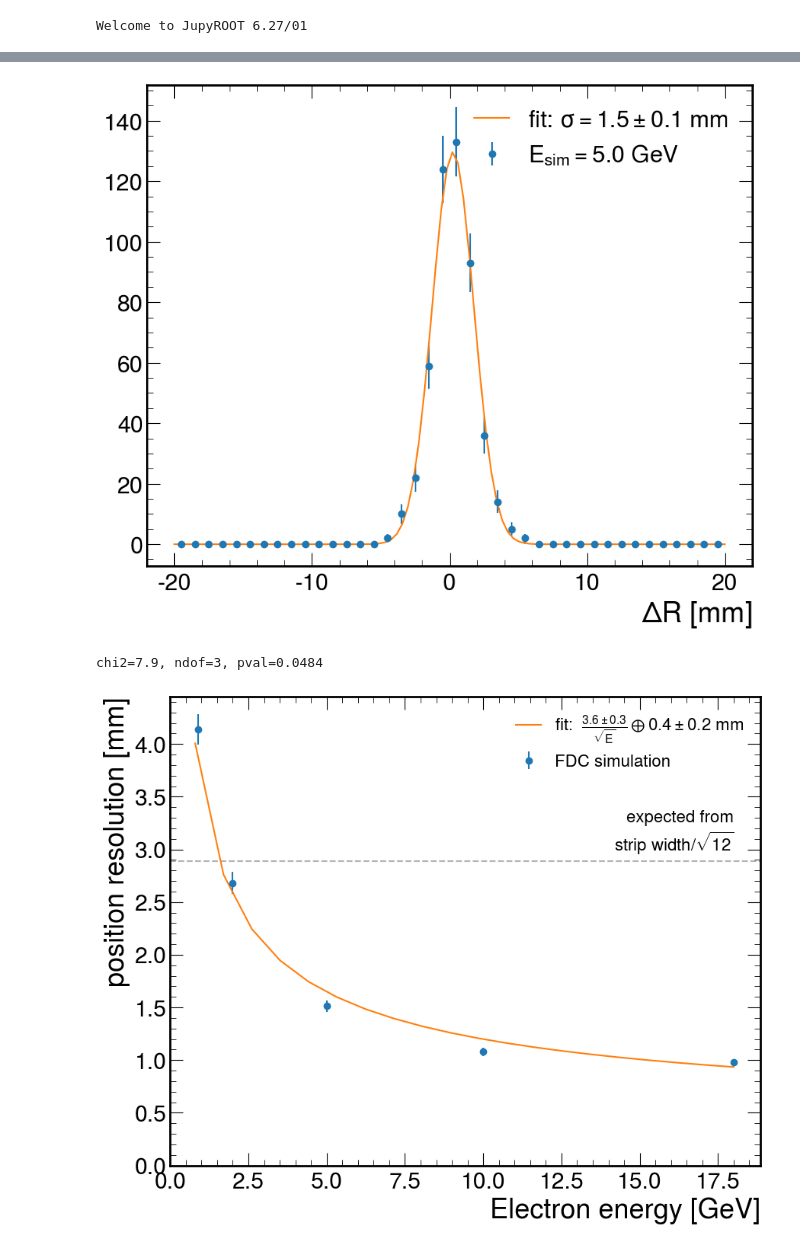
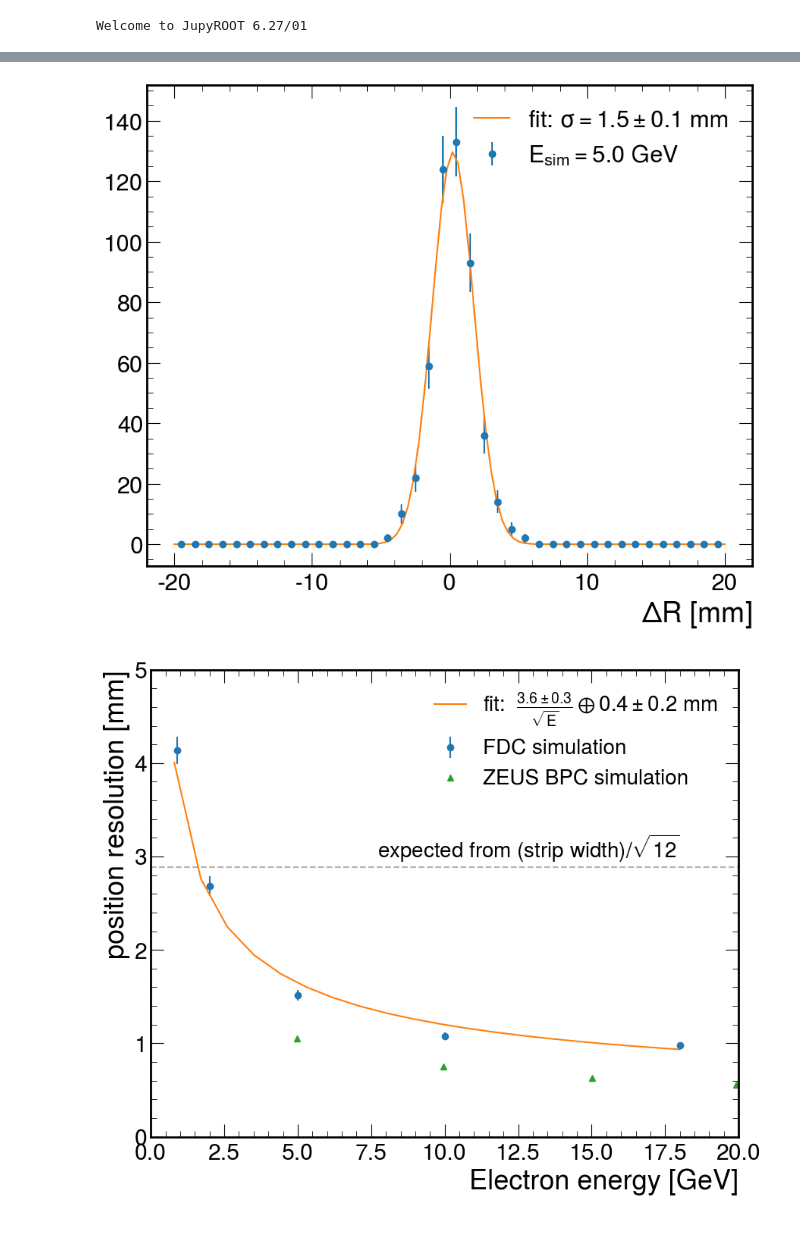
Before and after one commit to sebouh137/backwards_insert, a Jupyter notebook: PositionResolution.ipynb, the cells around one changed output, grey strips where cells are left out. Cells and saved outputs as stored; diff of their text form; code cells hidden in the pictures.

```diff
--- a/PositionResolution.ipynb
+++ b/PositionResolution.ipynb
@@ -133,42 +140,46 @@ for w0 in 4,:
     dresolutions = {k:np.array(dresolutions[k]) for k in dresolutions}
     plt.errorbar(energies, resolutions['r'], dresolutions['r'], ls='', marker='o', label='FDC simulation')
     #plt.errorbar(energies+.1, yres, dyres, ls='', marker='s', label='y')
     plt.axhline(10/np.sqrt(12), ls='--', color='0.7')
-    plt.text(18,10/np.sqrt(12)+.1, "expected from\nstrip width/$\\sqrt{12}$", ha='right', fontsize=16)
+    plt.text(18,10/np.sqrt(12)+.1, "expected from (strip width)/$\\sqrt{12}$", ha='right', fontsize=20)
 
     p0=[1, 1]
     fnc=lambda x, a,b: np.hypot(a/np.sqrt(x), b)
     coeff, var_matrix = curve_fit(fnc, energies, resolutions['r'], p0=p0,
                                  sigma=dresolutions['r'])
-    chi2=sum((fnc(energies,*coeff)-yres)**2/dyres**2)
-    ndof = len(energies)-len(coeff)
-    from scipy.stats import chi2 as c2
-    print(f"chi2={chi2:.1f}, ndof={ndof}, pval={c2.sf(chi2,ndof):.3}")
+
+
 
     label=f"fit:  $\\frac{{{coeff[0]:.1f}\pm {np.sqrt(var_matrix[0][0]):.1f}}}{{\\sqrt{{E}}}}" \
             + f" \\oplus {coeff[1]:.1f}\pm {np.sqrt(var_matrix[1][1]):.1f}$ mm"
 
     x=np.linspace(0.8, 18, 20)
     plt.plot(x, fnc(x, *coeff), label=label)
 
+    ZEUS=[0.200, 0.0491,
+    0.224, 0.0559,
+    0.258, 0.0632,
+    0.317, 0.0754,
+    0.448, 0.105]
+    plt.errorbar(1/np.array(ZEUS[0::2])**2, np.array(ZEUS[1::2])*10, label='ZEUS BPC simulation', marker='^', ls='')
 
-plt.xlim(0)
-plt.ylim(0)
+
+plt.xlim(0,20)
+plt.ylim(0,5)
 plt.xlabel("Electron energy [GeV]")
 plt.ylabel("position resolution [mm]")
 #compare to other experiments
 #plt.errorbar([5], [1.68], [0.07],label="BPC", marker='s', fillstyle='none')
-plt.legend(fontsize=16)
+plt.legend(fontsize=20)
 plt.savefig("images/position_resolution.pdf")
 plt.show()
     #print(event, yrecon, xrecon)
 #plt.hist(dxs)
 #plt.show()
 #plt.hist(dys)
 #plt.show()
 # %% [output]
 [figure]
-chi2=7.9, ndof=3, pval=0.0484
-[figure, old version]
+[figure, new version]
 # %%
 0.02*np.pi/180*-320
```
Also changed, not shown: parts of 1 cell of this notebook, 7 other files.
